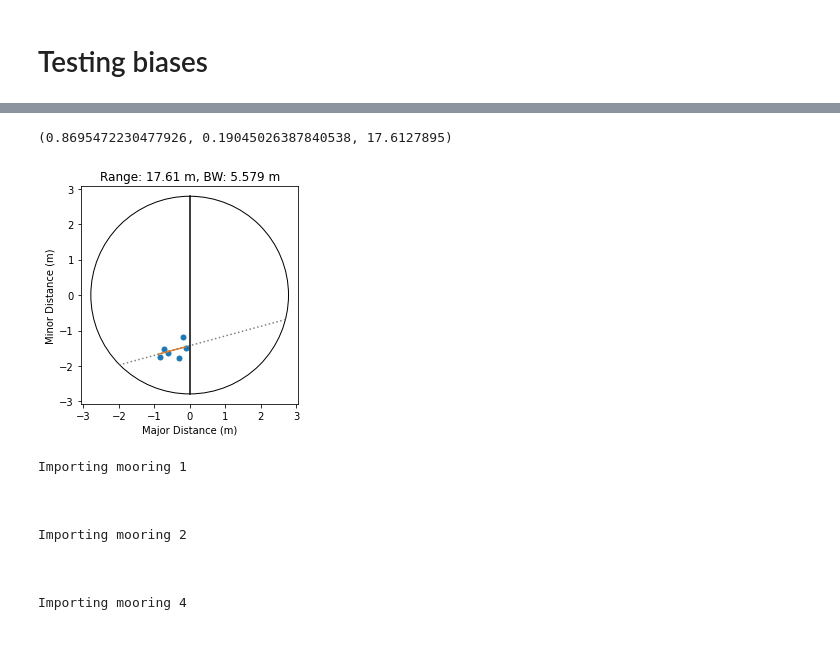
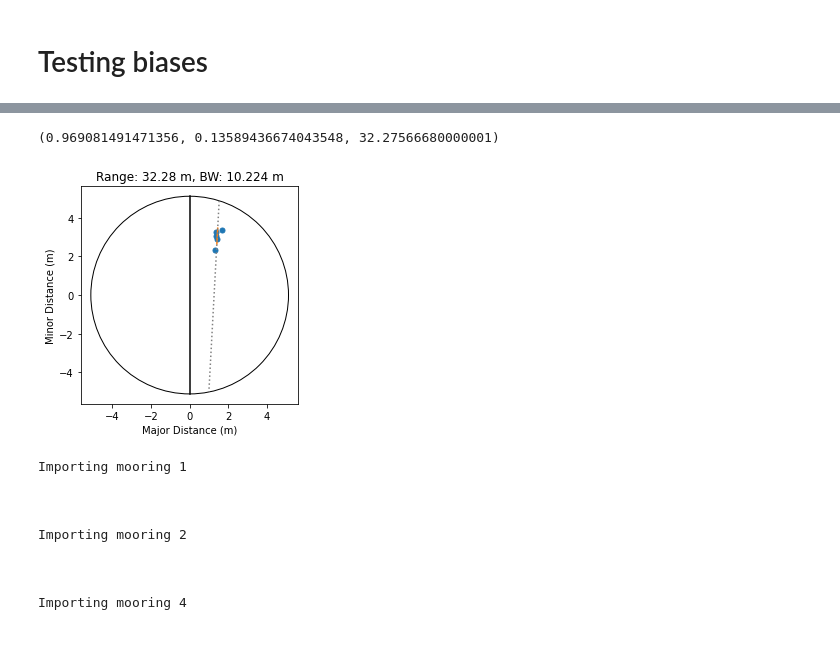
Before and after one commit to leviner/MooredEchosounders, a Jupyter notebook: code/buildTrackData_linear.ipynb, the cells around one changed output, grey strips where cells are left out. Cells and saved outputs as stored; diff of their text form; code cells hidden in the pictures.

```diff
--- a/code/buildTrackData_linear.ipynb
+++ b/code/buildTrackData_linear.ipynb
@@ -569,9 +567,9 @@ def propBeam(dfR,dfT):
 # %%
 # Example for 1 track
-i = 600
+i = 80
 dfCur = dfT[(dfT.Process_ID==dfR.Process_ID.iloc[i])&(dfT.Region_ID==dfR.Region_ID.iloc[i])]
 speedStat(dfCur,p=True)
 # %% [output]
-(0.8695472230477926, 0.19045026387840538, 17.6127895)
+(0.969081491471356, 0.13589436674043548, 32.27566680000001)
-[figure, old version]
+[figure, new version]
 # %%
```
Also changed, not shown: parts of 8 cells of this notebook.
